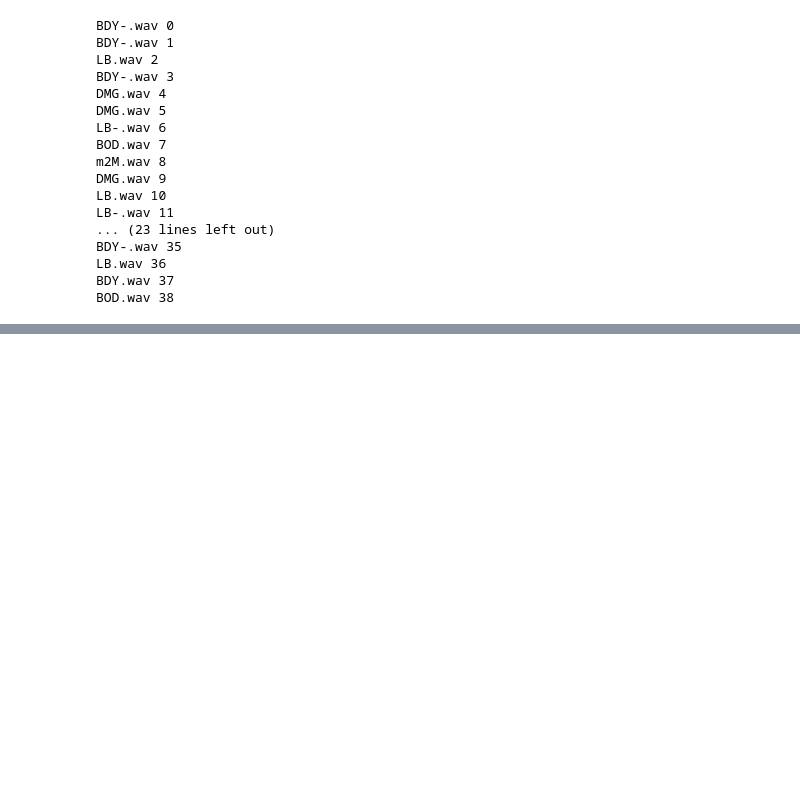
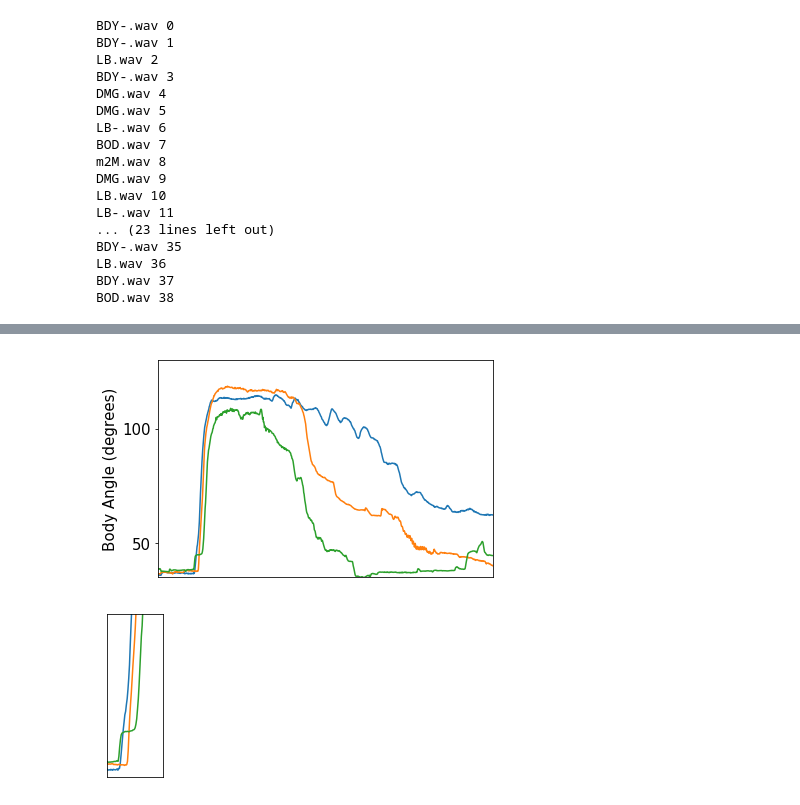
Before and after one commit to aperkes/PostureAnalysis, a Jupyter notebook: KeypointSandbox.ipynb, the cells around one changed output, grey strips where cells are left out. Saved outputs shown, nothing was run; the diff lists cells and outputs as text; code cells hidden in the pictures; blank space fills up the shorter version.

```diff
--- a/KeypointSandbox.ipynb
+++ b/KeypointSandbox.ipynb
@@ -818,0 +809,3 @@ Phylo.draw(tree)
+# %%
+plt.rcParams.update({'font.size': 8})
+Phylo.draw(tree)
@@ -893,0 +891,56 @@ back_list = list(reversed(int_list))
+# %%
+fig, ax = plt.subplots()
+
+fig2,ax2 = plt.subplots()
+
+import matplotlib.pyplot as plt
+
+
+a = 28
+b = 19
+c = 36
+
+ax.plot(seqs[a].seq_data[:,0],seqs[a].seq_data[:,5],label=seqs[a].song)
+ax.plot(seqs[19].seq_data[:,0],seqs[19].seq_data[:,5],label=seqs[19].song)
+ax.plot(seqs[36].seq_data[:,0],seqs[36].seq_data[:,5],label=seqs[36].song)
+#ax.axvline(0.0,color='k',linestyle=':')
+#ax.axvline(0.9,color='k',linestyle=':')
+#ax.set_xlabel('Time (s)')
+ax.set_ylabel('Body Angle (degrees)')
+
+ax.set_xlim([-1,10])
+ax.set_ylim([35,130])
+ax2.plot(seqs[a].seq_data[:,0],seqs[a].seq_data[:,5],label=seqs[a].song)
+ax2.plot(seqs[19].seq_data[:,0],seqs[19].seq_data[:,5],label=seqs[19].song)
+ax2.plot(seqs[36].seq_data[:,0],seqs[36].seq_data[:,5],label=seqs[36].song)
+
+
+
+ax2.set_xlim([0.0,0.9])
+ax2.set_ylim([35,70])
+
+fig2.set_size_inches(10,4)
+fig2.set_size_inches(1,3)
+ax2.get_yaxis().set_visible(False)
+ax2.get_xaxis().set_visible(False)
+
+ax.get_xaxis().set_visible(False)
+ax.set_yticks([50,100])
+#ax.set_xticks([0,10])
+#ax.legend()
+
+
+
+plt.rcParams.update({'font.size': 15})
+
+fig.show()
+fig2.show()
+#"""
+fig.savefig('./main_plot2.png',dpi=300)
+fig.savefig('./main_plot2.svg')
+fig2.savefig('./cutout2.png',dpi=300)
+fig.savefig('./cutout2.svg')
+#"""
+# %% [output]
+[figure, added]
+[figure, added]
```
Also changed, not shown: parts of 13 cells of this notebook, 1 other file.
